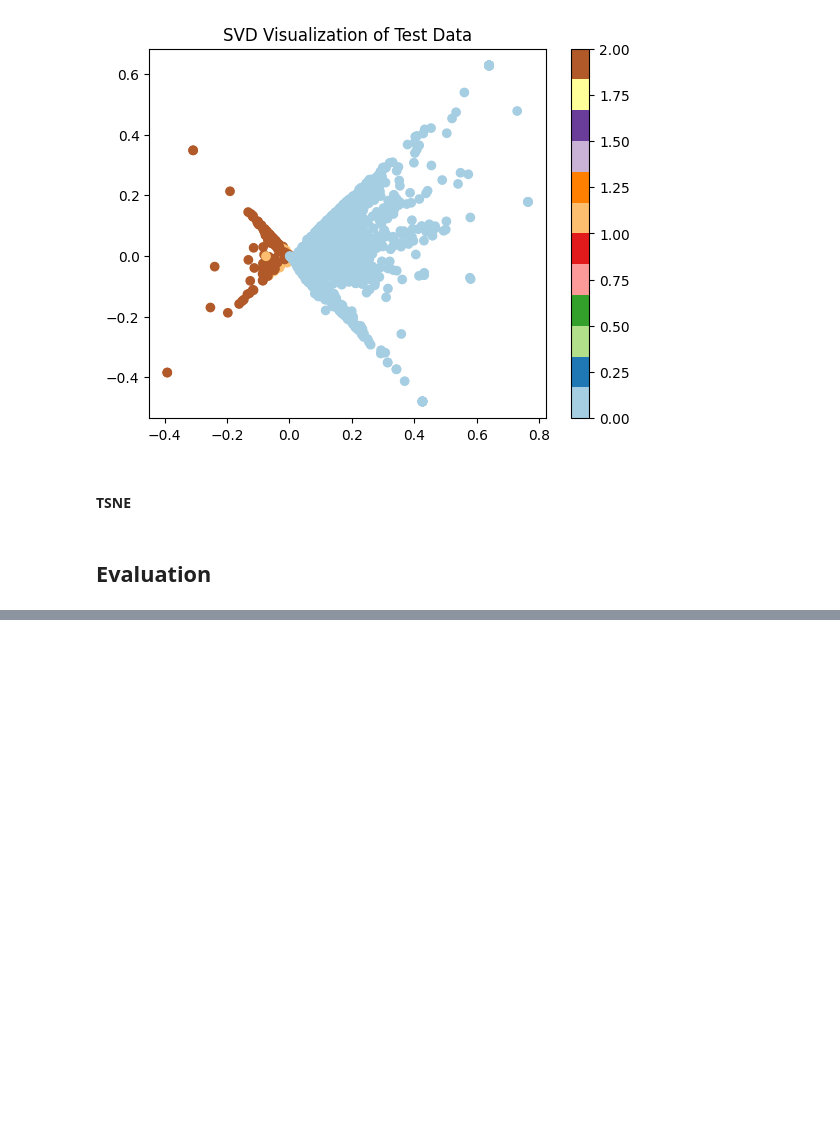
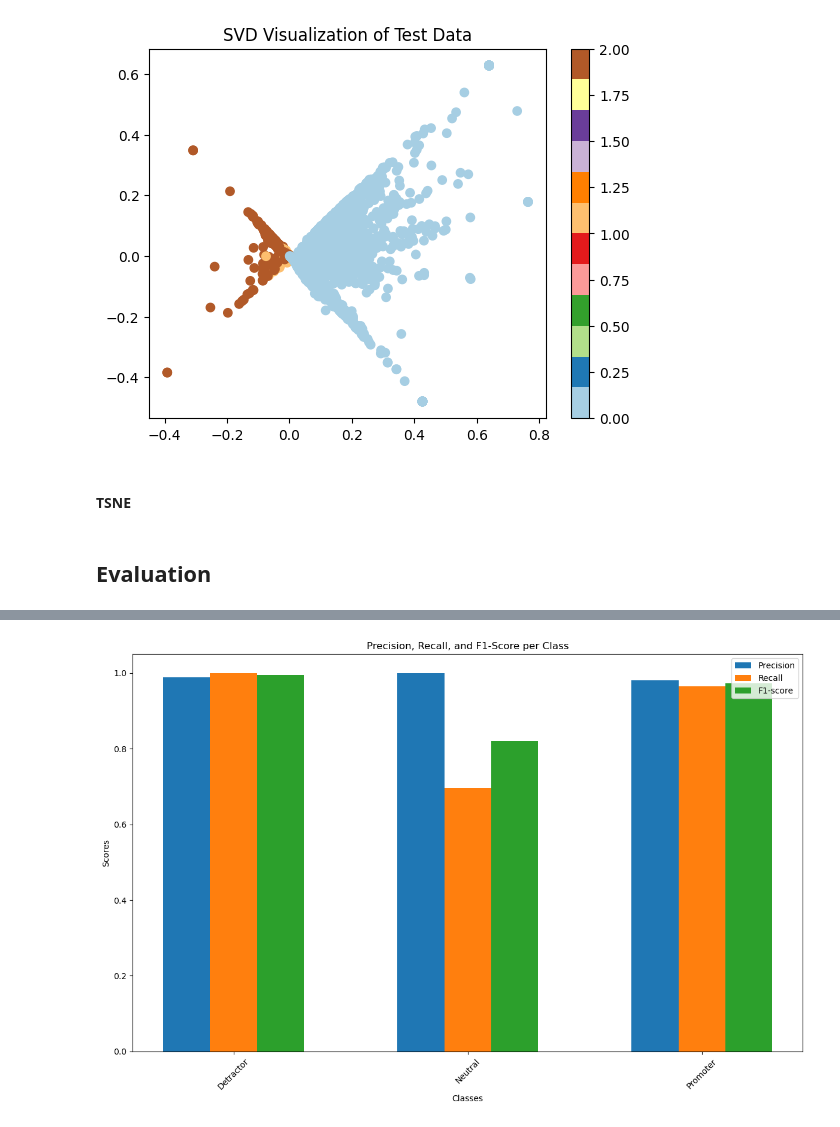
Before and after one commit to gangula-karthik/Altitude-Analytics, a Jupyter notebook: Modelling.ipynb, the cells around one changed output, grey strips where cells are left out. Drawn from its saved outputs; the diff is of its cells as text; code cells hidden in the pictures; blank space fills up the shorter version.

```diff
--- a/Modelling.ipynb
+++ b/Modelling.ipynb
@@ -693,0 +1125,22 @@ weighted avg       0.98      0.85      0.90     14152
+# %%
+precision, recall, f1, _ = precision_recall_fscore_support(y_test, y_pred)
+
+fig, ax = plt.subplots(1, 1, figsize=(12, 8))
+index = np.arange(len(unique_classes))
+bar_width = 0.2
+
+p_bar = ax.bar(index, precision, bar_width, label='Precision')
+r_bar = ax.bar(index + bar_width, recall, bar_width, label='Recall')
+f1_bar = ax.bar(index + 2 * bar_width, f1, bar_width, label='F1-score')
+
+ax.set_xlabel('Classes')
+ax.set_ylabel('Scores')
+ax.set_title('Precision, Recall, and F1-Score per Class')
+ax.set_xticks(index + bar_width)
+ax.set_xticklabels(unique_classes, rotation=45)
+ax.legend()
+
+plt.tight_layout()
+plt.show()
+# %% [output]
+[figure, added]
```
Also changed, not shown: parts of 16 cells of this notebook, 4 other files.
